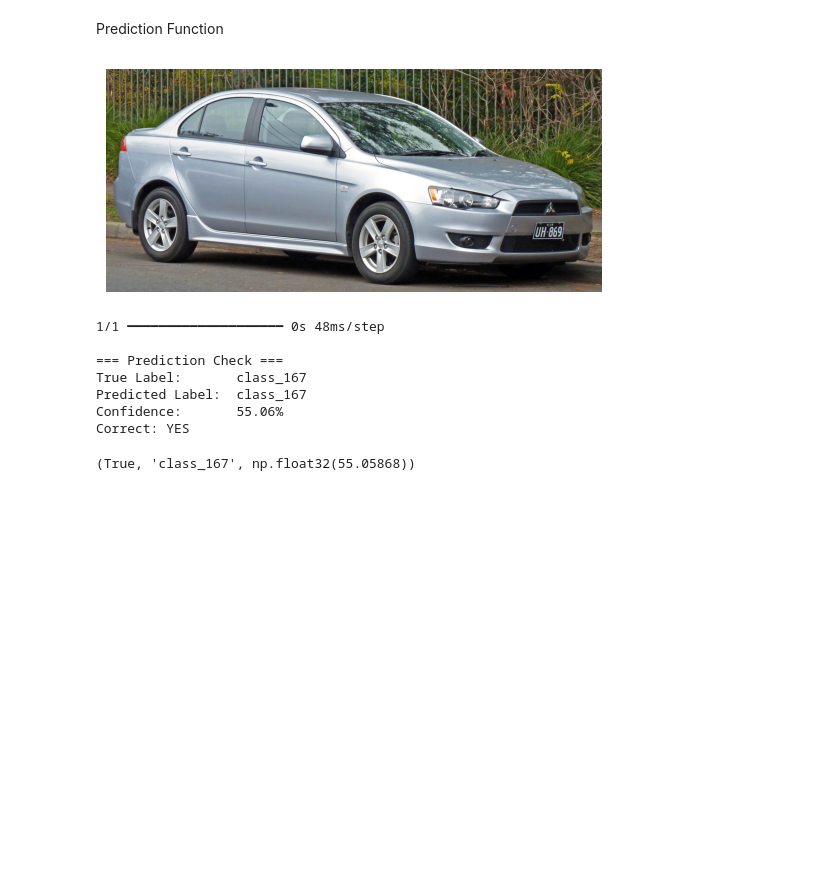
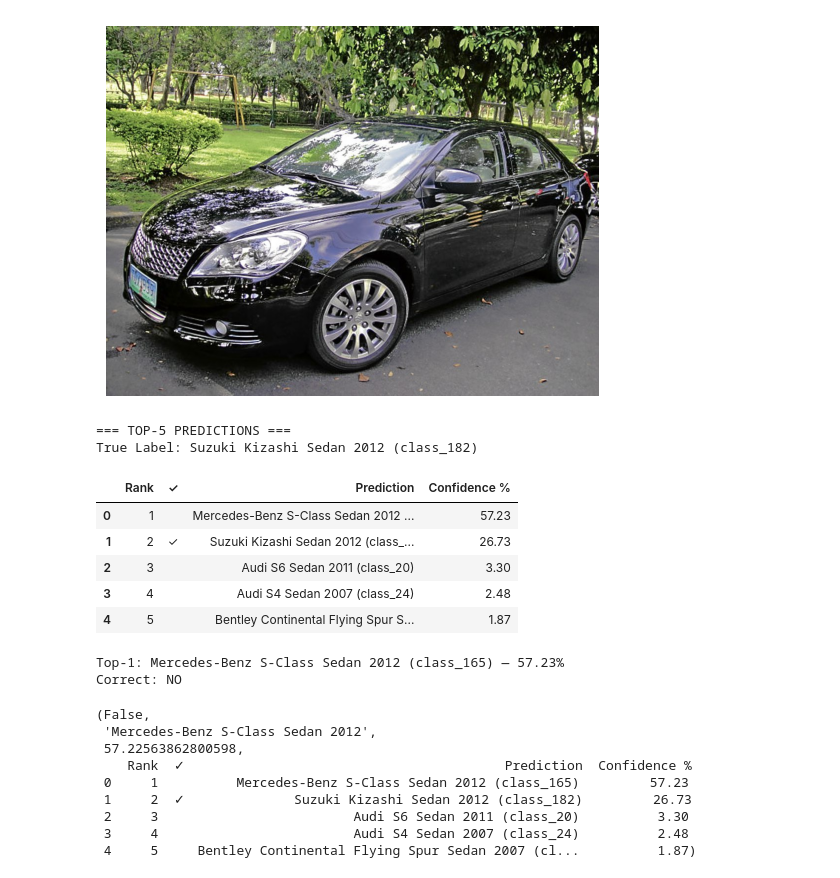
Before and after one commit to ahmedwalidahmad-debug/car-type-classification, a Jupyter notebook: EfficientNetB0.ipynb, the cells around one changed output. Drawn from its saved outputs; the diff is of its cells as text; code cells hidden in the pictures; blank space fills up the shorter version.

```diff
--- a/EfficientNetB0.ipynb
+++ b/EfficientNetB0.ipynb
@@ -22,4 +25,5 @@ from tensorflow.keras.metrics import TopKCategoricalAccuracy
 # %%
+
 # ======================================
 # 2️⃣ Download Dataset
 # ======================================
@@ -27,15 +31,22 @@ print("Downloading dataset...")
 DATASET_PATH = kagglehub.dataset_download("eduardo4jesus/stanford-cars-dataset")
 print("Dataset path:", DATASET_PATH)
 
-IMAGES_PATH, ANNOS_PATH = None, None
+IMAGES_PATH, ANNOS_PATH, META_PATH = None, None, None
+
 for root, dirs, files in os.walk(DATASET_PATH):
     if "cars_train_annos.mat" in files:
         ANNOS_PATH = os.path.join(root, "cars_train_annos.mat")
+    if "cars_meta.mat" in files:
+        META_PATH = os.path.join(root, "cars_meta.mat")
     if os.path.basename(root) == "cars_train":
         IMAGES_PATH = root
 
 print("Images path:", IMAGES_PATH)
 print("Annotations path:", ANNOS_PATH)
+print("Meta path:", META_PATH)
+
+if IMAGES_PATH is None or ANNOS_PATH is None or META_PATH is None:
+    raise FileNotFoundError("Could not locate cars_train / cars_train_annos.mat / cars_meta.mat داخل DATASET_PATH")
 # %% [output]
 Downloading dataset...
 Using Colab cache for faster access to the 'stanford-cars-dataset' dataset.
@@ -61,19 +90,27 @@ Total classes: 196
 # %%
 # ======================================
-# 4️⃣ Select Top 40 Classes
+# 4️⃣ Select Top 40 Classes + Create folders by REAL CAR NAME
 # ======================================
-# ترتيب الكلاسات حسب عدد الصور
+def safe_folder_name(name: str) -> str:
+    name = name.strip()
+    name = re.sub(r'[\\/*?:"<>|]', "_", name)  # Windows-safe
+    return name
+
 sorted_classes = sorted(class_dict.items(), key=lambda x: len(x[1]), reverse=True)
-selected_classes = [cls for cls, imgs in sorted_classes[:40]]
+selected_classes = [cls_id for cls_id, imgs in sorted_classes[:40]]
 
 OUTPUT_PATH = "/kaggle/working/cars_40_classes"
 os.makedirs(OUTPUT_PATH, exist_ok=True)
 
 missing = 0
-for cls in selected_classes:
-    class_folder = os.path.join(OUTPUT_PATH, f"class_{cls}")
+for cls_id in selected_classes:
+    car_name = id_to_name.get(cls_id, f"unknown_{cls_id}")
+    folder_name = safe_folder_name(car_name)
+
+    class_folder = os.path.join(OUTPUT_PATH, folder_name)
     os.makedirs(class_folder, exist_ok=True)
-    for img in class_dict[cls]:
+
+    for img in class_dict[cls_id]:
         src = os.path.join(IMAGES_PATH, img)
         dst = os.path.join(class_folder, img)
         if os.path.exists(src):
@@ -81,6 +118,6 @@ for cls in selected_classes:
         else:
             missing += 1
 
-print("✅ Created dataset with 40 classes at:", OUTPUT_PATH)
+print("✅ Created dataset with 40 car-name classes at:", OUTPUT_PATH)
 print("⚠️ Missing images:", missing)
 # %% [output]
@@ -93,16 +130,17 @@ print("⚠️ Missing images:", missing)
 DATA_PATH = OUTPUT_PATH
 data = []
 for cls in sorted(os.listdir(DATA_PATH)):
-    if not cls.startswith("class_"):
+    cls_path = os.path.join(DATA_PATH, cls)
+    if not os.path.isdir(cls_path):
         continue
-    cls_path = os.path.join(DATA_PATH, cls)
     for img in os.listdir(cls_path):
-        if img.lower().endswith(('.jpg','.jpeg','.png')):
+        if img.lower().endswith(('.jpg', '.jpeg', '.png')):
             data.append({"filename": os.path.join(cls_path, img), "label": cls})
 
 df = pd.DataFrame(data)
 print("Total images:", len(df))
 print("Total classes:", df["label"].nunique())
+print("Sample labels:", df["label"].unique()[:5])
 # %% [output]
 Total images: 1847
 Total classes: 40
@@ -379,2 +395,0 @@ Test Top-5 accuracy:  0.9756757020950317
-# %% [markdown]
-Prediction Function
@@ -436,22 +445,37 @@ def check_prediction(img_pil, true_label):
 # %%
+
+# ======================================
+# 🔟 Test on Random Validation Sample
+# ======================================
 sample = val_df.sample(1).iloc[0]
 img_path = sample["filename"]
 true_label = sample["label"]
 
 img_pil = Image.open(img_path).convert("RGB")
 
 plt.imshow(img_pil)
 plt.axis("off")
 plt.show()
 
-check_prediction(img_pil, true_label)
+show_topk_table_df(img_pil, true_label=true_label, top_k=5)
 # %% [output]
-[figure, old version]
+[figure, new version]
-1/1 ━━━━━━━━━━━━━━━━━━━━ 0s 48ms/step
-
-=== Prediction Check ===
-True Label:       class_167
-Predicted Label:  class_167
-Confidence:       55.06%
-Correct: YES
+=== TOP-5 PREDICTIONS ===
+True Label: Suzuki Kizashi Sedan 2012 (class_182)
+|  | Rank | ✓ | Prediction | Confidence % |
+| 0 | 1 |  | Mercedes-Benz S-Class Sedan 2012 ... | 57.23 |
+| 1 | 2 | ✓ | Suzuki Kizashi Sedan 2012 (class_... | 26.73 |
+| 2 | 3 |  | Audi S6 Sedan 2011 (class_20) | 3.30 |
+| 3 | 4 |  | Audi S4 Sedan 2007 (class_24) | 2.48 |
+| 4 | 5 |  | Bentley Continental Flying Spur S... | 1.87 |
-(True, 'class_167', np.float32(55.05868))
+Top-1: Mercedes-Benz S-Class Sedan 2012 (class_165) — 57.23%
+Correct: NO
+(False,
+ 'Mercedes-Benz S-Class Sedan 2012',
+ 57.22563862800598,
+    Rank  ✓                                         Prediction  Confidence %
+ 0     1          Mercedes-Benz S-Class Sedan 2012 (class_165)         57.23
+ 1     2  ✓              Suzuki Kizashi Sedan 2012 (class_182)         26.73
+ 2     3                         Audi S6 Sedan 2011 (class_20)          3.30
+ 3     4                         Audi S4 Sedan 2007 (class_24)          2.48
+ 4     5     Bentley Continental Flying Spur Sedan 2007 (cl...          1.87)
```
Also changed, not shown: parts of 19 cells of this notebook.
